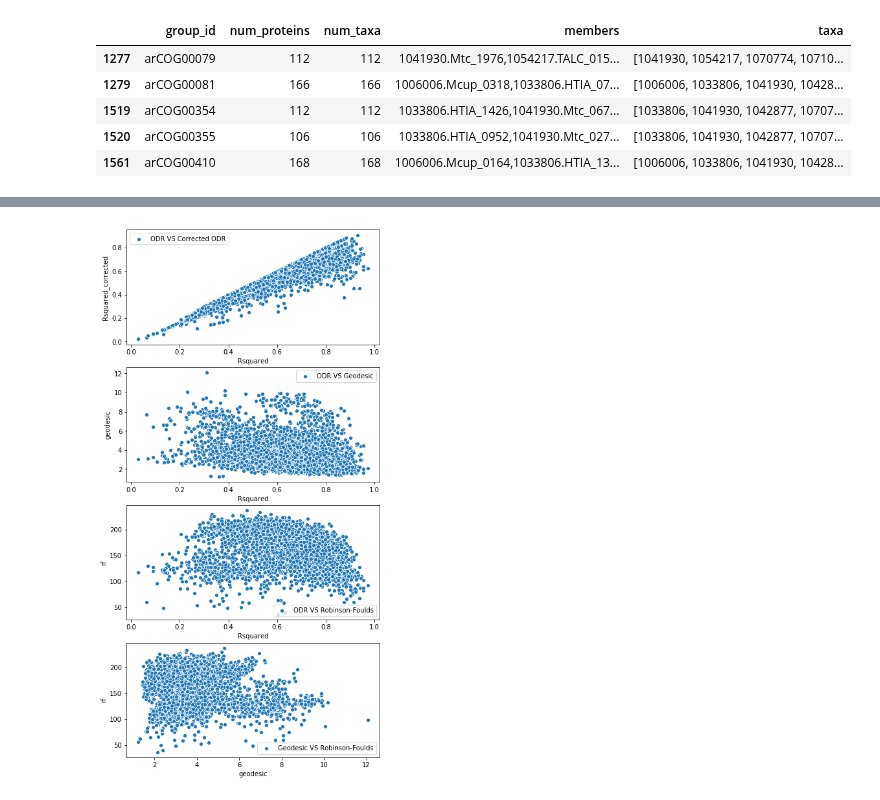
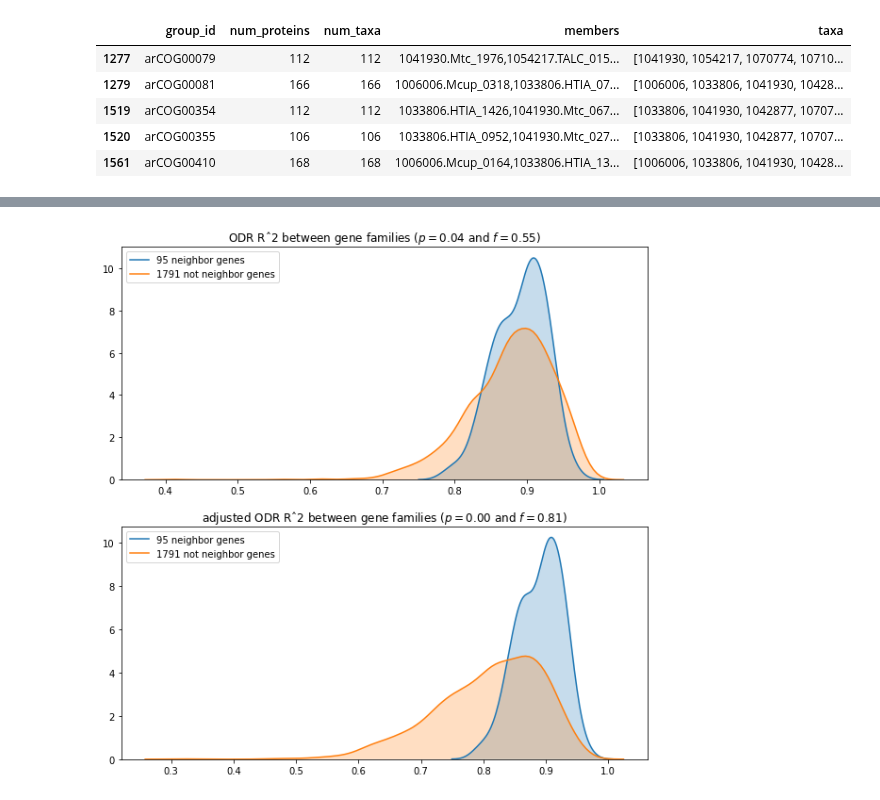
Before and after one commit to lthiberiol/jupyter_notebooks, a Jupyter notebook: gene family distances/eggNOG_compare_metrics.ipynb, the cells around one changed output, grey strips where cells are left out. Saved outputs shown, nothing was run; the diff lists cells and outputs as text; code cells hidden in the pictures.

```diff
--- a/gene family distances/eggNOG_compare_metrics.ipynb
+++ b/gene family distances/eggNOG_compare_metrics.ipynb
@@ -241,7 +138,6 @@ braycurtis_indices = pool.map(get_braycurtis,
 # %%
 braycurtis_df = pd.DataFrame(columns=['group1', 'group2', 'braycurtis'],
                              data   =braycurtis_indices)
-# braycurtis_df.to_parquet('braycurtis_indices.parquet')
+
+braycurtis_df['group_pair'] = braycurtis_df[['group1', 'group2']].agg(frozenset, axis=1)
+braycurtis_df.set_index('group_pair', inplace=True)
-# %%
-# odr_df['jaccard_product']   = odr_df.Rsquared * jaccard_df.jaccard
-odr_df['Rsquared_corrected']= odr_df.Rsquared * braycurtis_df.braycurtis
@@ -276,27 +216,3 @@ geo_edges['geodesic' ] = geo_matrix.values[triu_indices]
-# %%
-fig, axs = plt.subplots(nrows=4, figsize=(7, 15))
-
-sns.scatterplot(odr_df.Rsquared,
-                odr_df.Rsquared_corrected,
-                ax   =axs[0],
-                label='ODR VS Corrected ODR')
-
-sns.scatterplot(odr_df.Rsquared,
-                geo_edges.geodesic,
-                ax   =axs[1],
-                label='ODR VS Geodesic')
-
-sns.scatterplot(odr_df.Rsquared,
-                rf_edges.rf,
-                ax   =axs[2],
-                label='ODR VS Robinson-Foulds')
-
-sns.scatterplot(geo_edges.geodesic,
-                rf_edges.rf,
-                ax   =axs[3],
-                label='Geodesic VS Robinson-Foulds');
-# %% [output]
-[figure, removed]
 # %%
 string = pd.read_parquet('duplications/few_duplications-string.parquet')
 
@@ -306,12 +222,38 @@ string = string.query('group1 in @single_copy.group_id & '
 string['group_pair'] = string[['group1', 'group2']].agg(frozenset, axis=1)
 string.drop_duplicates(subset='group_pair', inplace=True)
 
-strongly_related = string.query('combined_score >= 900')
-weakly_related   = string.query('combined_score <= 200')
+# strongly_related = string.query('combined_score >= 900')
+# weakly_related   = string.query('combined_score <= 200')
+neighors     = string.query('neighborhood >= 700')
+not_neighors = string.query('neighborhood <= 200')
 
-odr_df['group_pair'] = odr_df[['group1', 'group2']].agg(frozenset, axis=1)
-braycurtis_df['group_pair'] = braycurtis_df[['group1', 'group2']].agg(frozenset, axis=1)
-geo_edges['group_pair'] = geo_edges[['group1', 'group2']].agg(frozenset, axis=1)
-rf_edges['group_pair'] = rf_edges[['group1', 'group2']].agg(frozenset, axis=1)
-rf_edges2['group_pair'] = rf_edges2[['group1', 'group2']].agg(frozenset, axis=1)
+
+data_columns = ['Rsquared', 'coevol_metric', 'braycurtis']
+# %%
+fig, axs = plt.subplots(nrows=2, figsize=(10,10))
+for ax, column in zip(axs, data_columns):
+
+    neighors     = string.query('neighborhood >= 700')
+    not_neighors = string.query('neighborhood <= 200')
+
+    neighors_odr     = odr_df.query('group_pair in @neighors.group_pair'    )[column].values
+    not_neighors_odr = odr_df.query('group_pair in @not_neighors.group_pair')[column].values
+
+    hypothesis = mannwhitneyu(not_neighors_odr,
+                              neighors_odr)
+
+    if column == 'mse':
+        effect_size = cles(neighors_odr, not_neighors_odr)
+    else:
+        effect_size = cles(not_neighors_odr, neighors_odr)
+
+    sns.kdeplot(neighors_odr, shade=True,     label=f'{len(neighors_odr)} neighbor genes',     ax=ax)
+    sns.kdeplot(not_neighors_odr, shade=True, label=f'{len(not_neighors_odr)} not neighbor genes', ax=ax)
+
+    if column == 'Rsquared':
+        ax.set_title(f'ODR Rˆ2 between gene families ($p={hypothesis.pvalue:.2f}$ and $f={effect_size:.2f}$)');
+    else:
+        ax.set_title(f'adjusted ODR Rˆ2 between gene families ($p={hypothesis.pvalue:.2f}$ and $f={effect_size:.2f}$)');
+# %% [output]
+[figure, added]
 # %%
```
Also changed, not shown: parts of 22 cells of this notebook, 1 other file.
